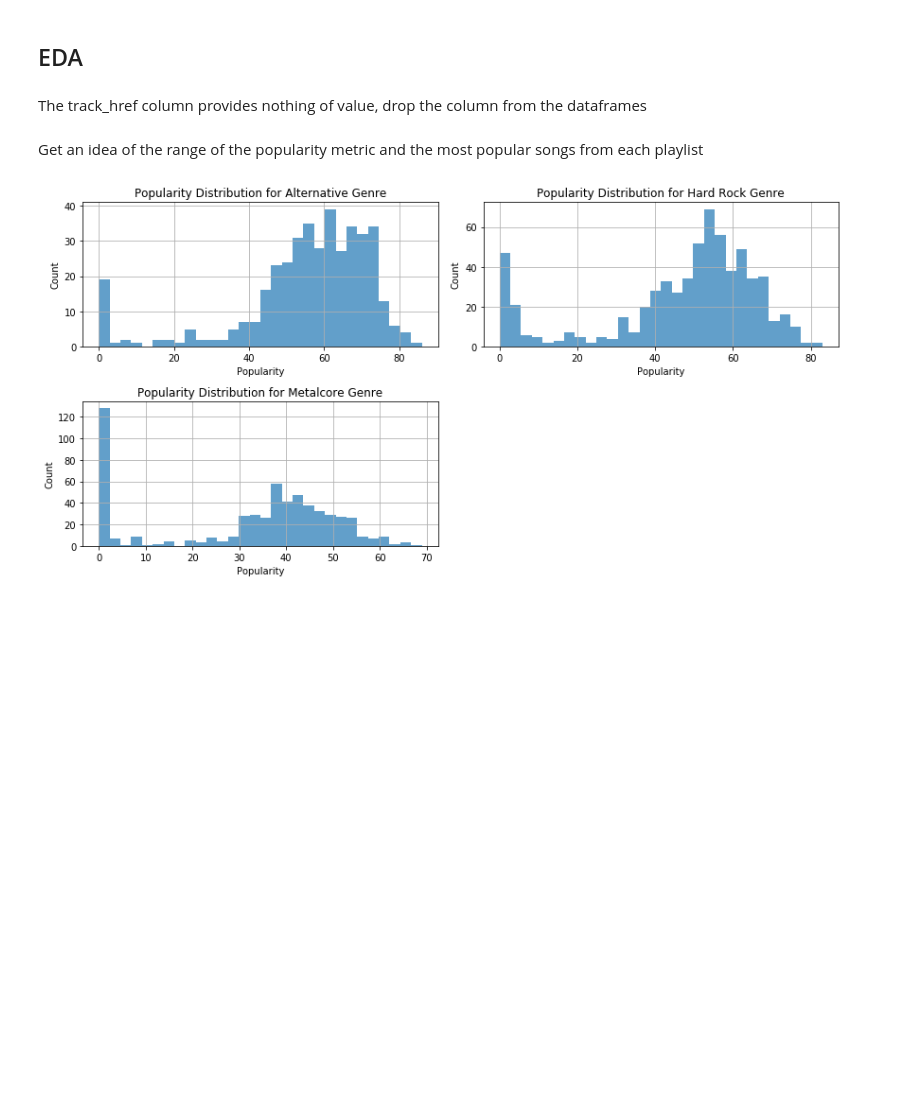
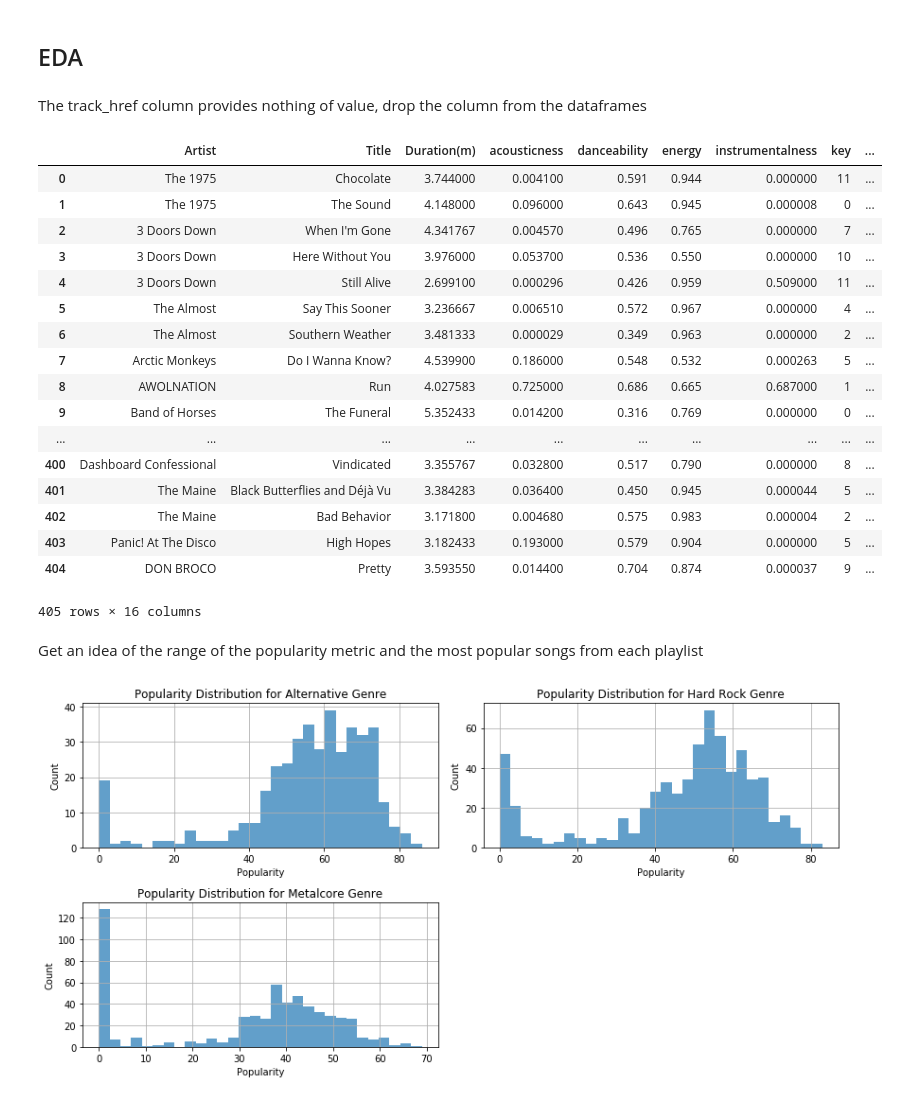
Before and after one commit to evanhosmer/Spotify_case_study, a Jupyter notebook: notebooks/Spotify.ipynb, the cells around one changed output. Drawn from its saved outputs; the diff is of its cells as text; code cells hidden in the pictures; blank space fills up the shorter version.

```diff
--- a/notebooks/Spotify.ipynb
+++ b/notebooks/Spotify.ipynb
@@ -65,7 +65,27 @@ The track_href column provides nothing of value, drop the column from the datafr
 # %%
 alternative.drop(['track_href'], axis=1,inplace = True)
 hard_rock.drop(['track_href'], axis=1,inplace = True)
 metal_core.drop(['track_href'], axis=1,inplace = True)
+alternative
+# %% [output]
+|  | Artist | Title | Duration(m) | acousticness | danceability | energy | instrumentalness | key | ... |
+| 0 | The 1975 | Chocolate | 3.744000 | 0.004100 | 0.591 | 0.944 | 0.000000 | 11 | ... |
+| 1 | The 1975 | The Sound | 4.148000 | 0.096000 | 0.643 | 0.945 | 0.000008 | 0 | ... |
+| 2 | 3 Doors Down | When I'm Gone | 4.341767 | 0.004570 | 0.496 | 0.765 | 0.000000 | 7 | ... |
+| 3 | 3 Doors Down | Here Without You | 3.976000 | 0.053700 | 0.536 | 0.550 | 0.000000 | 10 | ... |
+| 4 | 3 Doors Down | Still Alive | 2.699100 | 0.000296 | 0.426 | 0.959 | 0.509000 | 11 | ... |
+| 5 | The Almost | Say This Sooner | 3.236667 | 0.006510 | 0.572 | 0.967 | 0.000000 | 4 | ... |
+| 6 | The Almost | Southern Weather | 3.481333 | 0.000029 | 0.349 | 0.963 | 0.000000 | 2 | ... |
+| 7 | Arctic Monkeys | Do I Wanna Know? | 4.539900 | 0.186000 | 0.548 | 0.532 | 0.000263 | 5 | ... |
+| 8 | AWOLNATION | Run | 4.027583 | 0.725000 | 0.686 | 0.665 | 0.687000 | 1 | ... |
+| 9 | Band of Horses | The Funeral | 5.352433 | 0.014200 | 0.316 | 0.769 | 0.000000 | 0 | ... |
+| ... | ... | ... | ... | ... | ... | ... | ... | ... | ... |
+| 400 | Dashboard Confessional | Vindicated | 3.355767 | 0.032800 | 0.517 | 0.790 | 0.000000 | 8 | ... |
+| 401 | The Maine | Black Butterflies and Déjà Vu | 3.384283 | 0.036400 | 0.450 | 0.945 | 0.000044 | 5 | ... |
+| 402 | The Maine | Bad Behavior | 3.171800 | 0.004680 | 0.575 | 0.983 | 0.000004 | 2 | ... |
+| 403 | Panic! At The Disco | High Hopes | 3.182433 | 0.193000 | 0.579 | 0.904 | 0.000000 | 5 | ... |
+| 404 | DON BROCO | Pretty | 3.593550 | 0.014400 | 0.704 | 0.874 | 0.000037 | 9 | ... |
+405 rows × 16 columns
 # %% [markdown]
 Get an idea of the range of the popularity metric and the most popular songs from each playlist
 # %%
```
Also changed, not shown: 5 other files.
